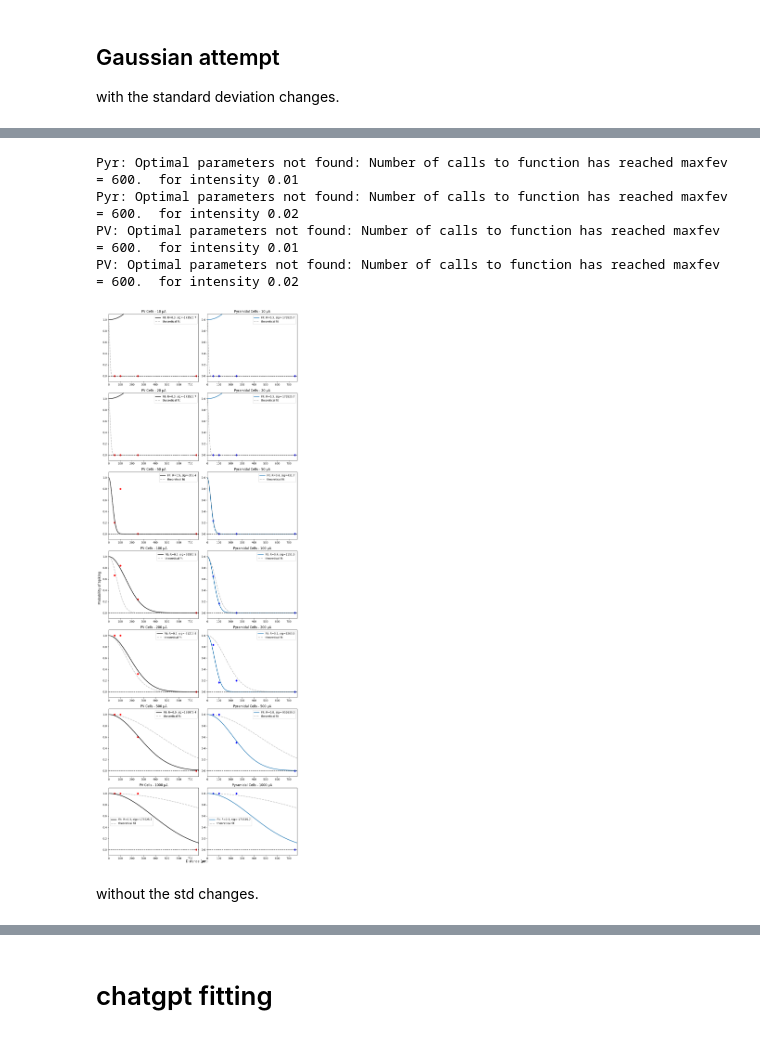
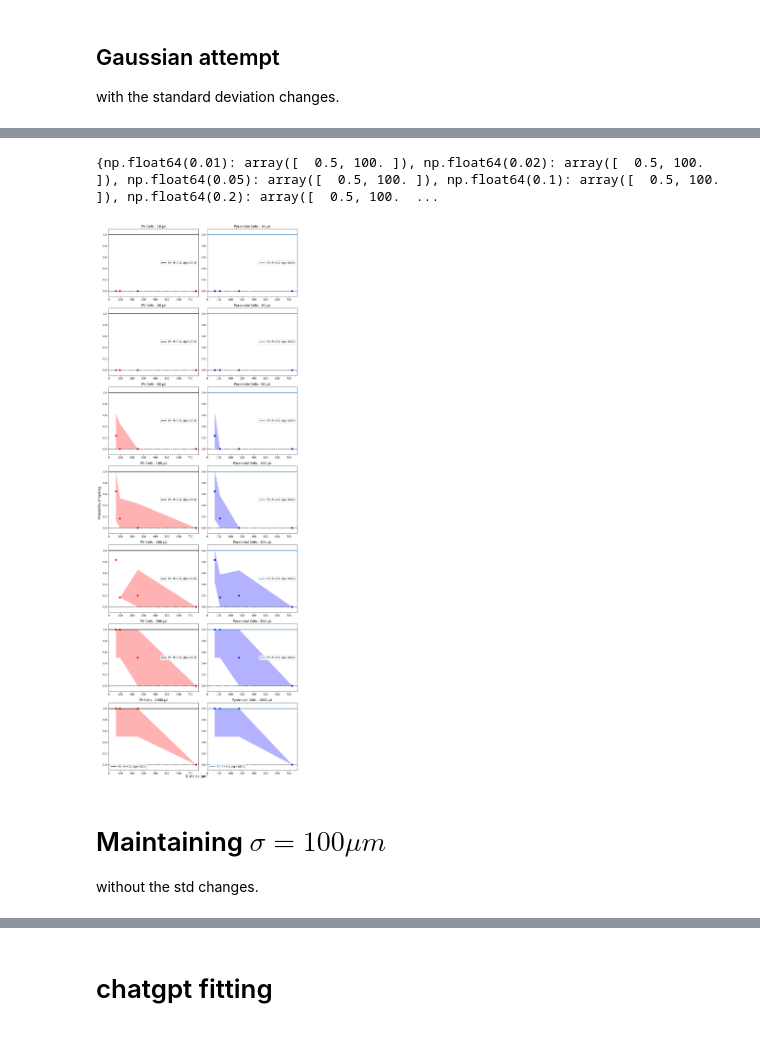
Before and after one commit to MaxPiatine/microstim, a Jupyter notebook: analysis/params.ipynb, the cells around one changed output, grey strips where cells are left out. Cells and saved outputs as stored; diff of their text form; code cells hidden in the pictures.

```diff
--- a/analysis/params.ipynb
+++ b/analysis/params.ipynb
@@ -5,17 +5,19 @@ importing data, setting up globals, and helper functions for fitting
 import pandas as pd
 import matplotlib.pyplot as plt
 import numpy as np
+import seaborn as sns
 from scipy.optimize import curve_fit
 
+palette = sns.color_palette("husl", 8)
 pv, pyr = pd.read_excel('results_drugs.xlsx', sheet_name="PV"), pd.read_excel('results_drugs.xlsx', sheet_name="pyramidal")
 distances = [50, 100, 250, 750]
 intensities = [0.01, 0.02, 0.05, 0.1, 0.2, 0.5, 1.0]
 def sigmoid(x, L, x0, k):
     return L / (1 + np.exp(k * (x - x0)))
 
-p=6
 def gauss(x, I, R, sigma):
-    return np.exp(-x**2 / (sigma +(R * I)**(2/p+2)))
+    p=2
+    return np.exp(-x**2 / (sigma +(R * I)**p))
 # %% [markdown]
 getting the mean probability of spiking $y$ at a distance $x$
 # %%
@@ -220,11 +238,12 @@ pyr_fits, pv_fits = {}, {}
 for intensity, vals in pyr_data.items():
     x = vals["x"]
     y= vals["y"]
+    yerr = vals["yerr"]
 
     p0 = [0.5, 100]
 
     try:
-        params1, cov1 = curve_fit(gauss_fit(intensity*1000), x, y, p0)
+        params1, cov1 = curve_fit(gauss_fit(intensity*1000), x, y, p0=p0, sigma=yerr, absolute_sigma=True)
     except RuntimeError as e:
         print("Pyr:", e, " for intensity", intensity)
 
@@ -233,16 +252,17 @@ for intensity, vals in pyr_data.items():
 for intensity, vals in pv_data.items():
     x = vals["x"]
     y= vals["y"]
+    yerr = vals["yerr"]
     p0 = [0.5, 100]
 
     try:
-        params2, cov2 = curve_fit(gauss_fit(intensity*1000), x, y, p0=p0)
+        params2, cov2 = curve_fit(gauss_fit(intensity*1000), x, y, p0=p0, sigma=yerr, absolute_sigma=True)
     except RuntimeError as e:
         print("PV:", e, " for intensity", intensity)
 
     pv_fits[intensity] = params2
 
-
+print(pv_fits)
 fig, axes = plt.subplots(nrows=7, ncols=2, figsize=(11, 30))
 axes = axes.flatten()
 
@@ -252,54 +272,75 @@ for intensity in intensities:
     ax = axes[count]
 
     data = pv_data[intensity]
-    ax.scatter(distances, data["y"], color='red')
+    x = data["x"]
+    y = data["y"]
+    yerr = data["yerr"]
+    ax.scatter(x, y, color='red')
 
     R, sigma = pv_fits[intensity]
     ax.plot(x_fit, gauss(x_fit, intensity*1000, R, sigma),
             label=f"Fit: R={R:.1f}, sig={sigma:.1f}",
             linewidth=2, color="k")
-    ax.plot(x_fit, gauss(x_fit, intensity*1000, 0.5, 100),
-            label=f"theoretical fit",
-            linewidth=2, color="gray", alpha=0.5, linestyle='dashed')
+
     ax.axhline(0, color='k', linestyle='dashed')
+    y_low  = np.clip(y - yerr, 0, 1)
+    y_high = np.clip(y + yerr, 0, 1)
+    ax.fill_between(
+        x,
+        y_low,
+        y_high,
+        color='red',
+        alpha=0.3,
+        linewidth=0
+    )
     ax.set_ylim(-0.1, 1.1)
     ax.set_xlim(0, 770)
     ax.set_title(f"PV Cells - {intensity*1000:.0f} μA")
     ax.legend()
 
     count += 1
 
     ax = axes[count]
 
-    y = pyr_data[intensity]["y"]
-    ax.scatter(distances, y, color='blue')
+    data = pyr_data[intensity]
+    x = data["x"]
+    y = data["y"]
+    yerr = data["yerr"]
+    ax.scatter(x, y, color='blue')
 
     R, sigma = pyr_fits[intensity]
     ax.plot(x_fit, gauss(x_fit, intensity*1000, R, sigma),
             label=f"Fit: R={R:.1f}, sig={sigma:.1f}",
             linewidth=2)
-    ax.plot(x_fit, gauss(x_fit, intensity*1000, 0.5, 100),
-            label=f"theoretical fit",
-            linewidth=2, color="gray", alpha=0.5, linestyle='dashed')
+
+    y_low  = np.clip(y - yerr, 0, 1)
+    y_high = np.clip(y + yerr, 0, 1)
+    ax.fill_between(
+        x,
+        y_low,
+        y_high,
+        color='blue',
+        alpha=0.3,
+        linewidth=0
+    )
     ax.axhline(0, color='k', linestyle='dashed')
     ax.set_ylim(-0.1, 1.1)
     ax.set_xlim(0, 770)
     ax.set_title(f"Pyramidal Cells - {intensity*1000:.0f} μA")
     ax.legend()
 
     count += 1
 
 fig.supylabel("Probability of Spiking")
 fig.supxlabel("Distance (μm)")
 fig.subplots_adjust(top=0.85)
 plt.tight_layout()
 plt.show()
 # %% [output]
-Pyr: Optimal parameters not found: Number of calls to function has reached maxfev = 600.  for intensity 0.01
-Pyr: Optimal parameters not found: Number of calls to function has reached maxfev = 600.  for intensity 0.02
-PV: Optimal parameters not found: Number of calls to function has reached maxfev = 600.  for intensity 0.01
-PV: Optimal parameters not found: Number of calls to function has reached maxfev = 600.  for intensity 0.02
+{np.float64(0.01): array([  0.5, 100. ]), np.float64(0.02): array([  0.5, 100. ]), np.float64(0.05): array([  0.5, 100. ]), np.float64(0.1): array([  0.5, 100. ]), np.float64(0.2): array([  0.5, 100.  ...
-[figure, old version]
+[figure, new version]
 # %% [markdown]
+# Maintaining $\sigma=100 \mu m$
+
 without the std changes.
 # %%
```
Also changed, not shown: parts of 11 cells of this notebook, 4 other files.
